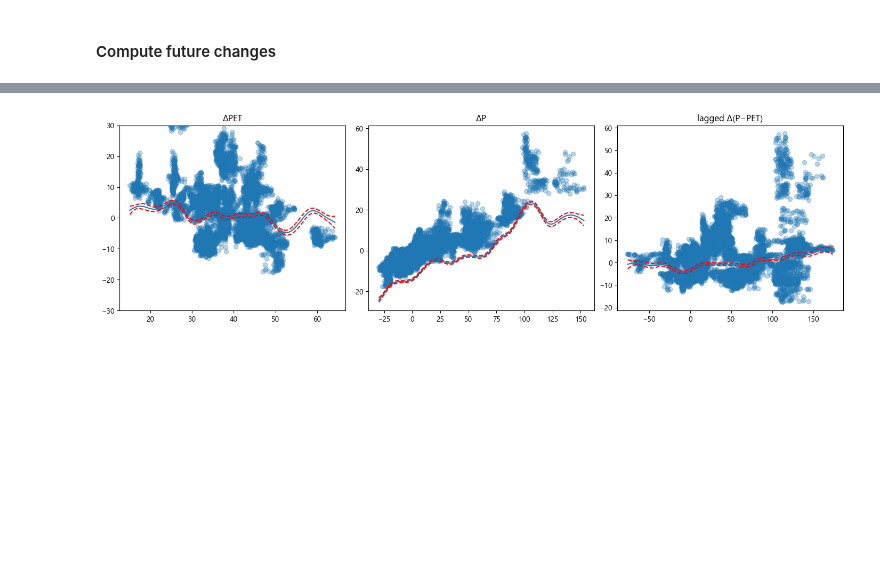
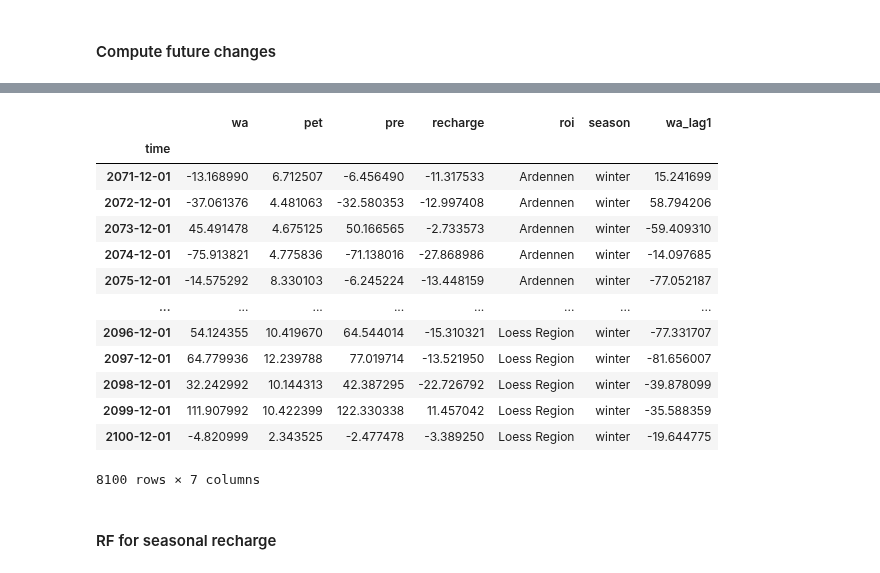
Before and after one commit to klekarkar/pre_post_process_mHM, a Jupyter notebook: recharge_attribution.ipynb, the cells around one changed output, grey strips where cells are left out. Saved outputs shown, nothing was run; the diff lists cells and outputs as text; code cells hidden in the pictures; blank space fills up the shorter version.

```diff
--- a/recharge_attribution.ipynb
+++ b/recharge_attribution.ipynb
@@ -225,25 +335,40 @@ data_spring = data[data.index.month.isin([3])]
+# %%
+df_winter
+# %% [output]
+|  | wa | pet | pre | recharge | roi | season | wa_lag1 |
+| time |  |  |  |  |  |  |  |
+| 2071-12-01 | -13.168990 | 6.712507 | -6.456490 | -11.317533 | Ardennen | winter | 15.241699 |
+| 2072-12-01 | -37.061376 | 4.481063 | -32.580353 | -12.997408 | Ardennen | winter | 58.794206 |
+| 2073-12-01 | 45.491478 | 4.675125 | 50.166565 | -2.733573 | Ardennen | winter | -59.409310 |
+| 2074-12-01 | -75.913821 | 4.775836 | -71.138016 | -27.868986 | Ardennen | winter | -14.097685 |
+| 2075-12-01 | -14.575292 | 8.330103 | -6.245224 | -13.448159 | Ardennen | winter | -77.052187 |
+| ... | ... | ... | ... | ... | ... | ... | ... |
+| 2096-12-01 | 54.124355 | 10.419670 | 64.544014 | -15.310321 | Loess Region | winter | -77.331707 |
+| 2097-12-01 | 64.779936 | 12.239788 | 77.019714 | -13.521950 | Loess Region | winter | -81.656007 |
+| 2098-12-01 | 32.242992 | 10.144313 | 42.387295 | -22.726792 | Loess Region | winter | -39.878099 |
+| 2099-12-01 | 111.907992 | 10.422399 | 122.330338 | 11.457042 | Loess Region | winter | -35.588359 |
+| 2100-12-01 | -4.820999 | 2.343525 | -2.477478 | -3.389250 | Loess Region | winter | -19.644775 |
+8100 rows × 7 columns
 # %%
-#Build GAM model
-X = data_spring[['pet', 'pre', 'wa_lag1']].values
-y = data_spring['recharge'].values
+# #Build GAM model
+# X = ds_spring[['pet', 'pre', 'wa_lag1']].values
+# y = ds_spring['recharge'].values
 
+# # fit (use gridsearch so smoothness is tuned)
+# gam = LinearGAM(s(0) + s(1) + s(2)).fit(X, y)
 
-# fit (use gridsearch so smoothness is tuned)
-gam = LinearGAM(s(0) + s(1) + s(2)).fit(X, y)
-
-
-# 1-D partials for pet, pre, wa_lag1  (terms 0,1,3)
-titles = ['ΔPET', 'ΔP', 'lagged Δ(P−PET)']
-fig, axs = plt.subplots(1, 3, figsize=(14,4), constrained_layout=True)
-for i, ax in enumerate(axs):
-    XX = gam.generate_X_grid(term=i)
-    ax.plot(XX[:, i], gam.partial_dependence(term=i, X=XX))
-    ax.plot(XX[:, i], gam.partial_dependence(term=i, X=XX, width=.95)[1], c='r', ls='--')
-    #add scatter points
-    ax.scatter(X[:, i], y, alpha=0.3)
-    if i == 0:
-        ax.set_ylim(-30,30)
-    ax.set_title(titles[i]);
+# # 1-D partials for pet, pre, wa_lag1  (terms 0,1,3)
+# titles = ['ΔPET', 'ΔP', 'lagged Δ(P−PET)']
+# fig, axs = plt.subplots(1, 3, figsize=(14,4), constrained_layout=True)
+# for i, ax in enumerate(axs):
+#     XX = gam.generate_X_grid(term=i)
+#     ax.plot(XX[:, i], gam.partial_dependence(term=i, X=XX))
+#     ax.plot(XX[:, i], gam.partial_dependence(term=i, X=XX, width=.95)[1], c='r', ls='--')
+#     #add scatter points
+#     ax.scatter(X[:, i], y, alpha=0.3)
+#     if i == 0:
+#         ax.set_ylim(-30,30)
+#     ax.set_title(titles[i]);
-# %% [output]
-[figure, removed]
+# %% [markdown]
+#### RF for seasonal recharge
 # %%
```
Also changed, not shown: parts of 27 cells of this notebook.
